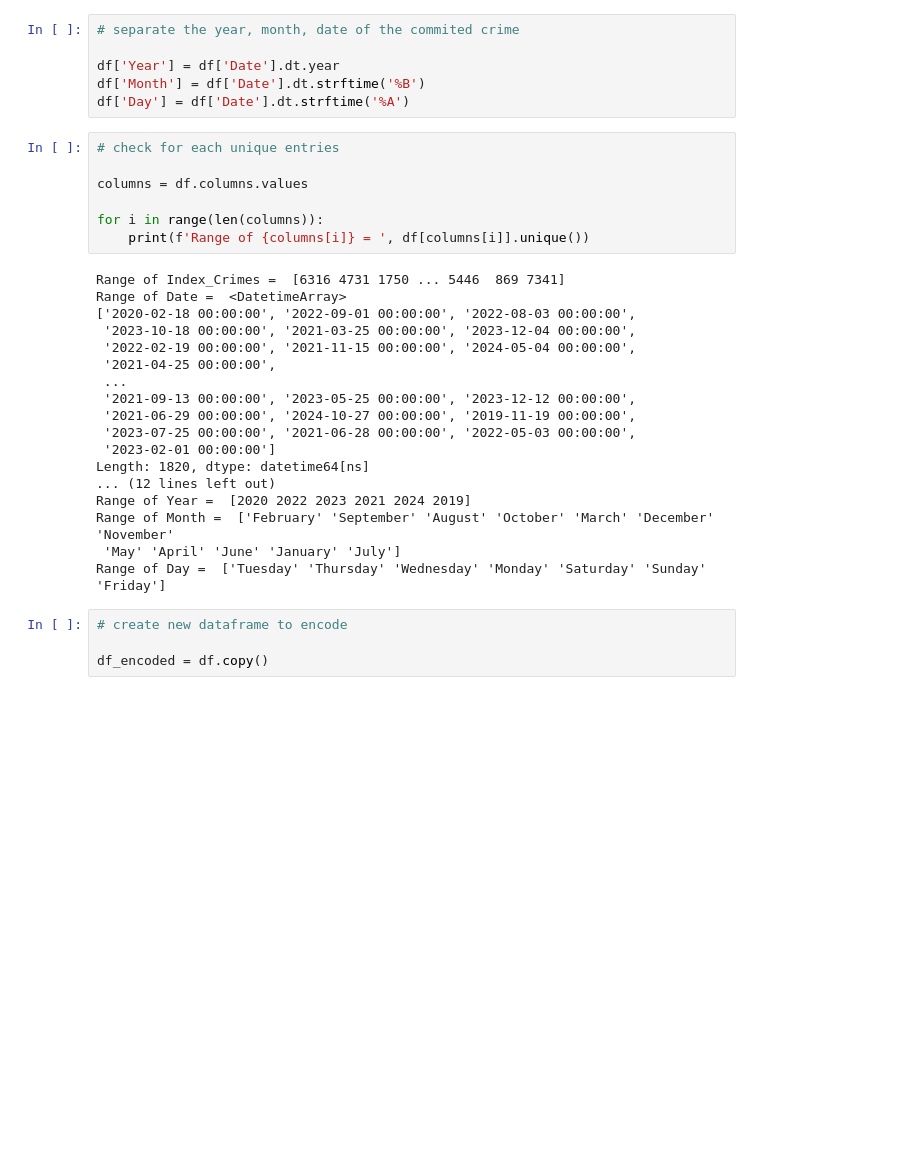
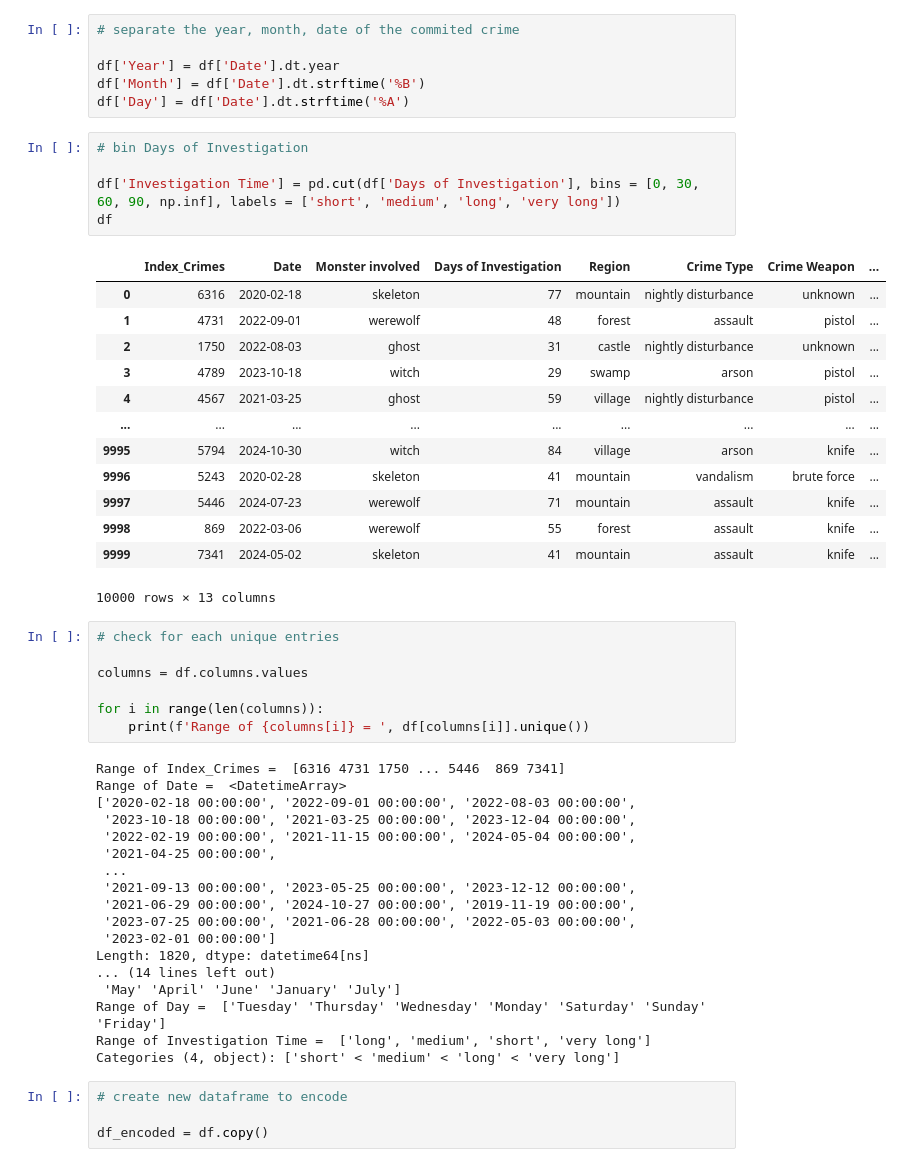
Before and after one commit to stangdio/Data-Boot-Camp, a Jupyter notebook: cleanup_Crime_Dataset.ipynb, the cells around one changed output. Drawn from its saved outputs; the diff is of its cells as text; blank space fills up the shorter version.

Commit message:
new index

```diff
--- a/cleanup_Crime_Dataset.ipynb
+++ b/cleanup_Crime_Dataset.ipynb
@@ -72,6 +72,25 @@ True
 df['Year'] = df['Date'].dt.year
 df['Month'] = df['Date'].dt.strftime('%B')
 df['Day'] = df['Date'].dt.strftime('%A')
+# %%
+# bin Days of Investigation
+
+df['Investigation Time'] = pd.cut(df['Days of Investigation'], bins = [0, 30, 60, 90, np.inf], labels = ['short', 'medium', 'long', 'very long'])
+df
+# %% [output]
+|  | Index_Crimes | Date | Monster involved | Days of Investigation | Region | Crime Type | Crime Weapon | ... |
+| 0 | 6316 | 2020-02-18 | skeleton | 77 | mountain | nightly disturbance | unknown | ... |
+| 1 | 4731 | 2022-09-01 | werewolf | 48 | forest | assault | pistol | ... |
+| 2 | 1750 | 2022-08-03 | ghost | 31 | castle | nightly disturbance | unknown | ... |
+| 3 | 4789 | 2023-10-18 | witch | 29 | swamp | arson | pistol | ... |
+| 4 | 4567 | 2021-03-25 | ghost | 59 | village | nightly disturbance | pistol | ... |
+| ... | ... | ... | ... | ... | ... | ... | ... | ... |
+| 9995 | 5794 | 2024-10-30 | witch | 84 | village | arson | knife | ... |
+| 9996 | 5243 | 2020-02-28 | skeleton | 41 | mountain | vandalism | brute force | ... |
+| 9997 | 5446 | 2024-07-23 | werewolf | 71 | mountain | assault | knife | ... |
+| 9998 | 869 | 2022-03-06 | werewolf | 55 | forest | assault | knife | ... |
+| 9999 | 7341 | 2024-05-02 | skeleton | 41 | mountain | assault | knife | ... |
+10000 rows × 13 columns
 # %%
 # check for each unique entries
 
@@ -92,11 +111,11 @@ Range of Date =  <DatetimeArray>
  '2023-07-25 00:00:00', '2021-06-28 00:00:00', '2022-05-03 00:00:00',
  '2023-02-01 00:00:00']
 Length: 1820, dtype: datetime64[ns]
-... (12 lines left out)
-Range of Year =  [2020 2022 2023 2021 2024 2019]
-Range of Month =  ['February' 'September' 'August' 'October' 'March' 'December' 'November'
+... (14 lines left out)
  'May' 'April' 'June' 'January' 'July']
 Range of Day =  ['Tuesday' 'Thursday' 'Wednesday' 'Monday' 'Saturday' 'Sunday' 'Friday']
+Range of Investigation Time =  ['long', 'medium', 'short', 'very long']
+Categories (4, object): ['short' < 'medium' < 'long' < 'very long']
 # %%
 # create new dataframe to encode
 
```
Also changed, not shown: parts of 3 cells of this notebook, 2 other files.
